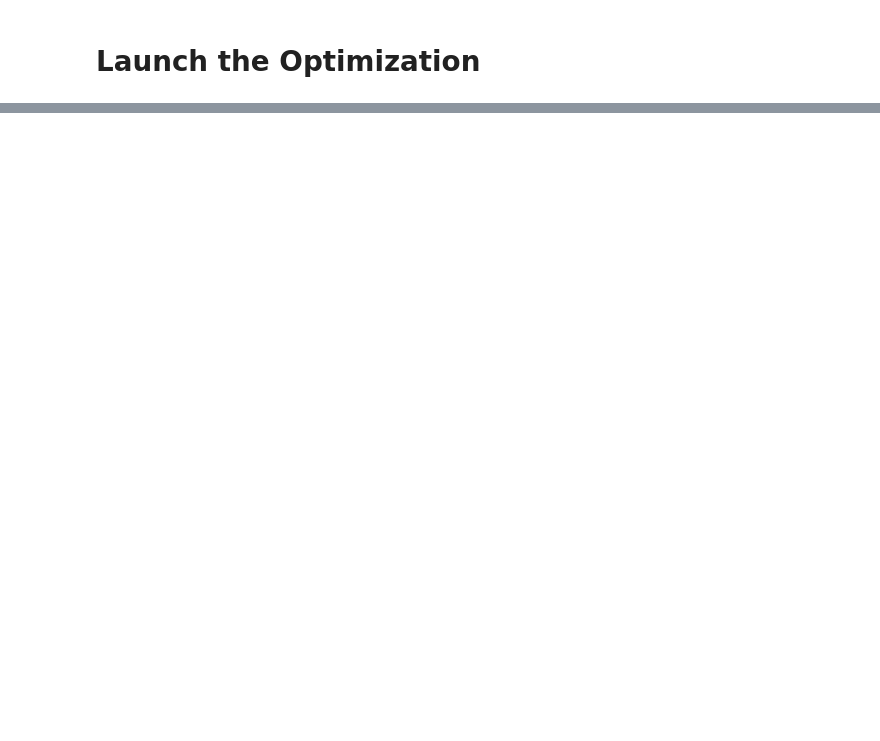
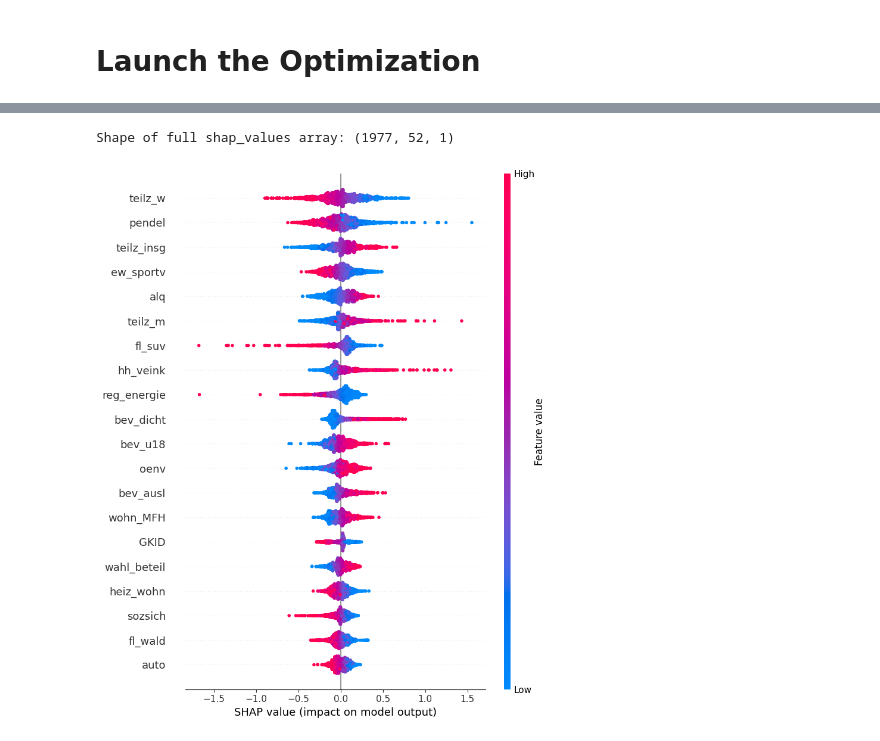
Before and after one commit to LeoS3000/VIZ-XAI-OpenDataGermany, a Jupyter notebook: Newral_Network.ipynb, the cells around one changed output, grey strips where cells are left out. Cells and saved outputs as stored; diff of their text form; code cells hidden in the pictures; blank space fills up the shorter version.

```diff
--- a/Newral_Network.ipynb
+++ b/Newral_Network.ipynb
@@ -196,0 +260,22 @@ study.optimize(objective, n_trials=500)
+# %%
+print("Best hyperparameters:", study.best_params)
+print(f"Best validation accuracy: {1.0 - study.best_value:.4f}")
+best_params = study.best_params
+best_model = TabularNN(
+    input_dim=20,
+    hidden_dims=[best_params["hidden_dim1"], best_params["hidden_dim2"]],
+    dropout_rate=best_params["dropout_rate"],
+    activation_fn=best_params["activation_fn"],
+).to(device)
+
+# Dataloader
+train_loader = DataLoader(train_dataset, batch_size=best_params["batch_size"], shuffle=True)
+val_loader = DataLoader(val_dataset, batch_size=best_params["batch_size"], shuffle=False)
+
+optimizer = torch.optim.Adam(best_model.parameters(), lr=best_params["lr"])
+criterion = nn.MSELoss()
+# Retrain
+for epoch in range(10):
+    train_one_epoch(best_model, optimizer, criterion, train_loader, device)
+
+torch.save(best_model.state_dict(), "best_tabular_model_more_reduced.pt")
@@ -196,0 +285,5 @@ study.optimize(objective, n_trials=500)
+# %%
+import shap
+best_model.load_state_dict(torch.load("best_tabular_model_reduced.pt", map_location=device))
+best_model.eval() # Set the model to evaluation mode
+explainer = shap.DeepExplainer(best_model, background_tensor)# Create a SHAP DeepExplainer
@@ -196,0 +292,3 @@ study.optimize(objective, n_trials=500)
+# %%
+# Calculate SHAP values
+shap_values = explainer.shap_values(instances_to_explain_tensor)
@@ -197,2 +324,21 @@ study.optimize(objective, n_trials=500)
+# %%
+print(f"Shape of full shap_values array: {shap_values.shape}")
+# %% [output]
+Shape of full shap_values array: (1977, 52, 1)
+# %%
+# Assuming 'feature_names' is a list of your 100 feature names
+
+from sympy import plot
+
+
+shap.summary_plot(
+    shap_values.squeeze(), # <--- Squeeze to remove the (100, 1) dimension
+    instances_to_explain_data, # Original (or scaled) feature values matching the shap_values
+    feature_names=feature_names,
+    #plot_type="bar", # Use "bar" for a summary bar plot
+    max_display=20 # Display top 20 features
+)
+# %% [output]
+[figure, added]
 # %%
 print(X_train_tensor.device)
```
Also changed, not shown: parts of 18 cells of this notebook, 1 other file.
